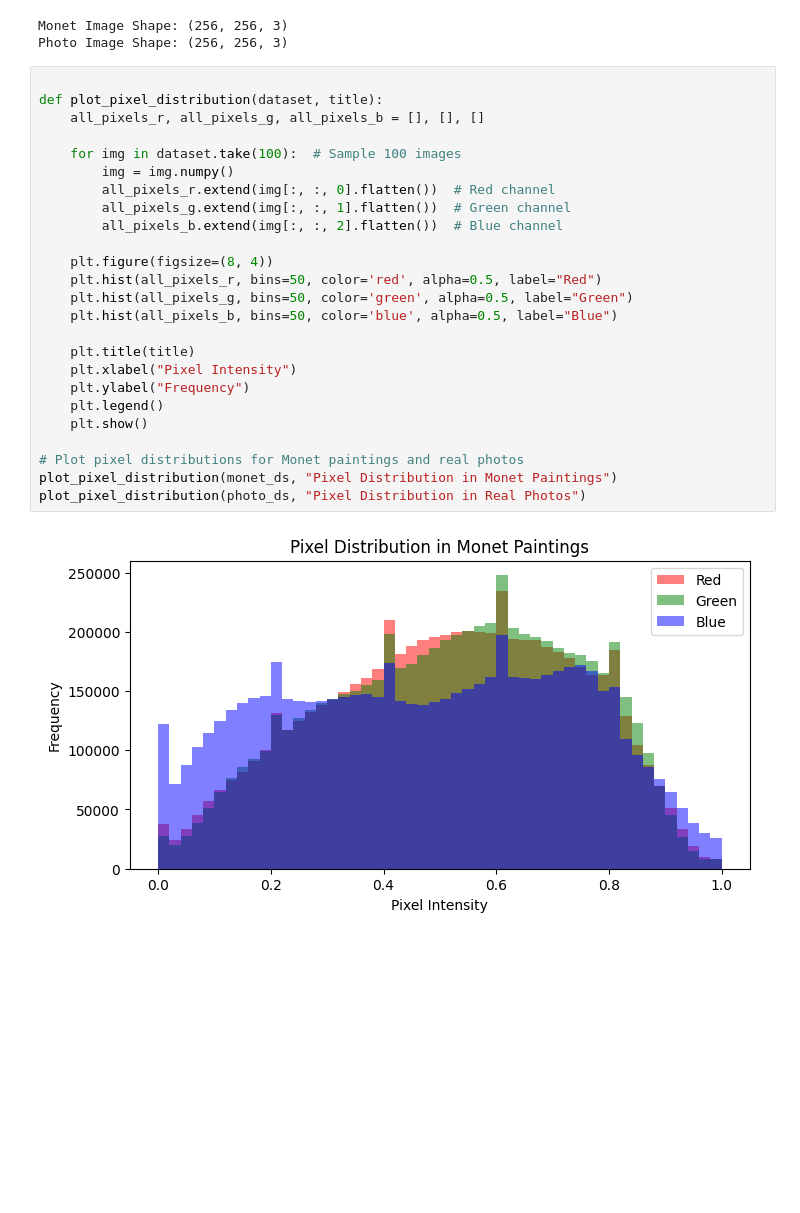
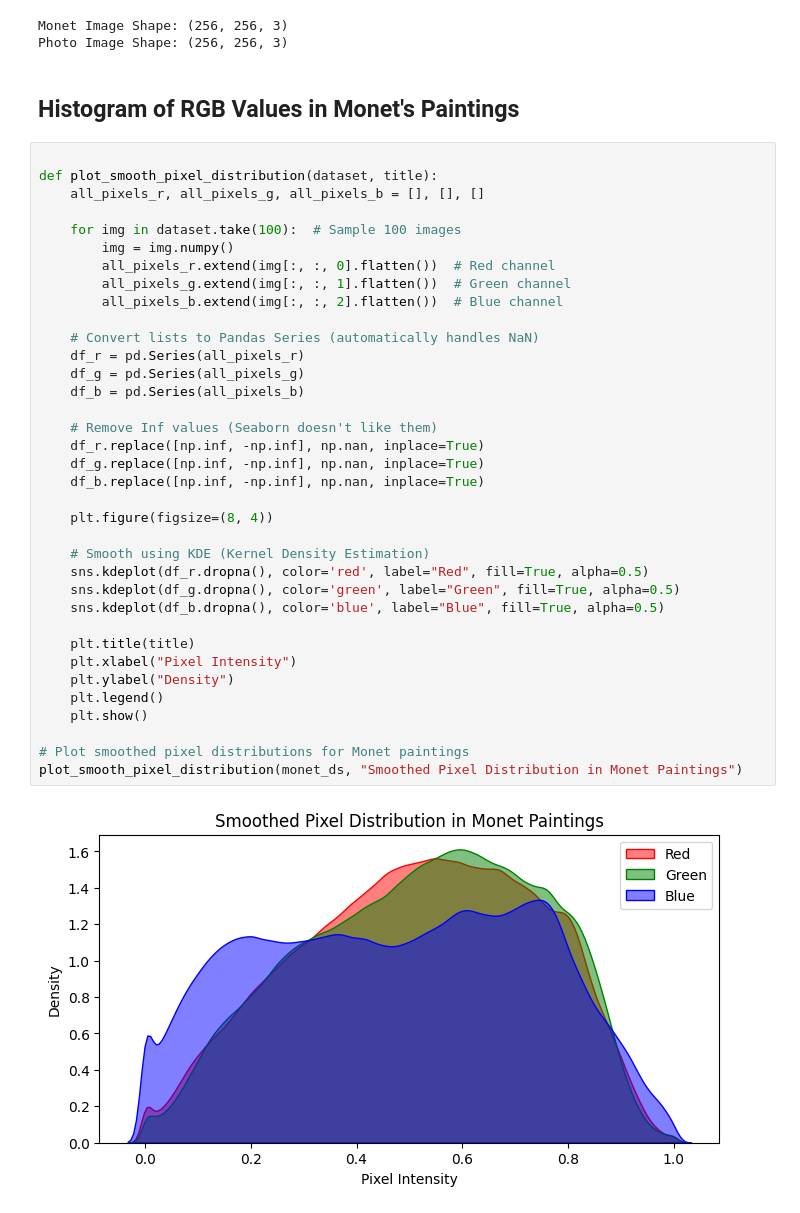
Before and after one commit to spacewagonL/GAN-claude-monet, a Jupyter notebook: gan-claude-monet.ipynb, the cells around one changed output. Drawn from its saved outputs; the diff is of its cells as text; blank space fills up the shorter version.

Commit message:
Kaggle Notebook | GAN-Claude Monet | Version 4

```diff
--- a/gan-claude-monet.ipynb
+++ b/gan-claude-monet.ipynb
@@ -97,30 +98,43 @@ print(f"Photo Image Shape: {sample_photo.shape}")
 # %% [output]
 Monet Image Shape: (256, 256, 3)
 Photo Image Shape: (256, 256, 3)
+# %% [markdown]
+##  Histogram of RGB Values in Monet's Paintings
 # %%
 
-def plot_pixel_distribution(dataset, title):
+def plot_smooth_pixel_distribution(dataset, title):
     all_pixels_r, all_pixels_g, all_pixels_b = [], [], []
 
     for img in dataset.take(100):  # Sample 100 images
         img = img.numpy()
         all_pixels_r.extend(img[:, :, 0].flatten())  # Red channel
         all_pixels_g.extend(img[:, :, 1].flatten())  # Green channel
         all_pixels_b.extend(img[:, :, 2].flatten())  # Blue channel
 
+    # Convert lists to Pandas Series (automatically handles NaN)
+    df_r = pd.Series(all_pixels_r)
+    df_g = pd.Series(all_pixels_g)
+    df_b = pd.Series(all_pixels_b)
+
+    # Remove Inf values (Seaborn doesn't like them)
+    df_r.replace([np.inf, -np.inf], np.nan, inplace=True)
+    df_g.replace([np.inf, -np.inf], np.nan, inplace=True)
+    df_b.replace([np.inf, -np.inf], np.nan, inplace=True)
+
     plt.figure(figsize=(8, 4))
-    plt.hist(all_pixels_r, bins=50, color='red', alpha=0.5, label="Red")
-    plt.hist(all_pixels_g, bins=50, color='green', alpha=0.5, label="Green")
-    plt.hist(all_pixels_b, bins=50, color='blue', alpha=0.5, label="Blue")
+
+    # Smooth using KDE (Kernel Density Estimation)
+    sns.kdeplot(df_r.dropna(), color='red', label="Red", fill=True, alpha=0.5)
+    sns.kdeplot(df_g.dropna(), color='green', label="Green", fill=True, alpha=0.5)
+    sns.kdeplot(df_b.dropna(), color='blue', label="Blue", fill=True, alpha=0.5)
 
     plt.title(title)
     plt.xlabel("Pixel Intensity")
-    plt.ylabel("Frequency")
+    plt.ylabel("Density")
     plt.legend()
     plt.show()
 
-# Plot pixel distributions for Monet paintings and real photos
-plot_pixel_distribution(monet_ds, "Pixel Distribution in Monet Paintings")
-plot_pixel_distribution(photo_ds, "Pixel Distribution in Real Photos")
+# Plot smoothed pixel distributions for Monet paintings
+plot_smooth_pixel_distribution(monet_ds, "Smoothed Pixel Distribution in Monet Paintings")
 # %% [output]
-[figure, old version]
+[figure, new version]
```
Also changed, not shown: parts of 24 cells of this notebook.
